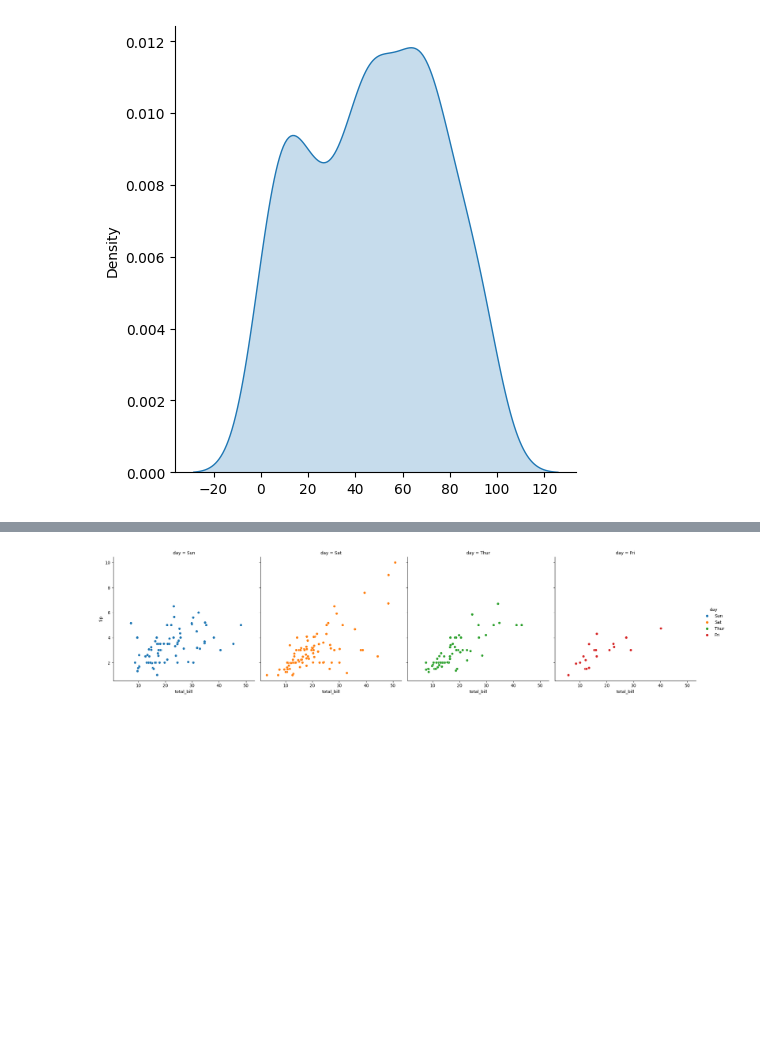
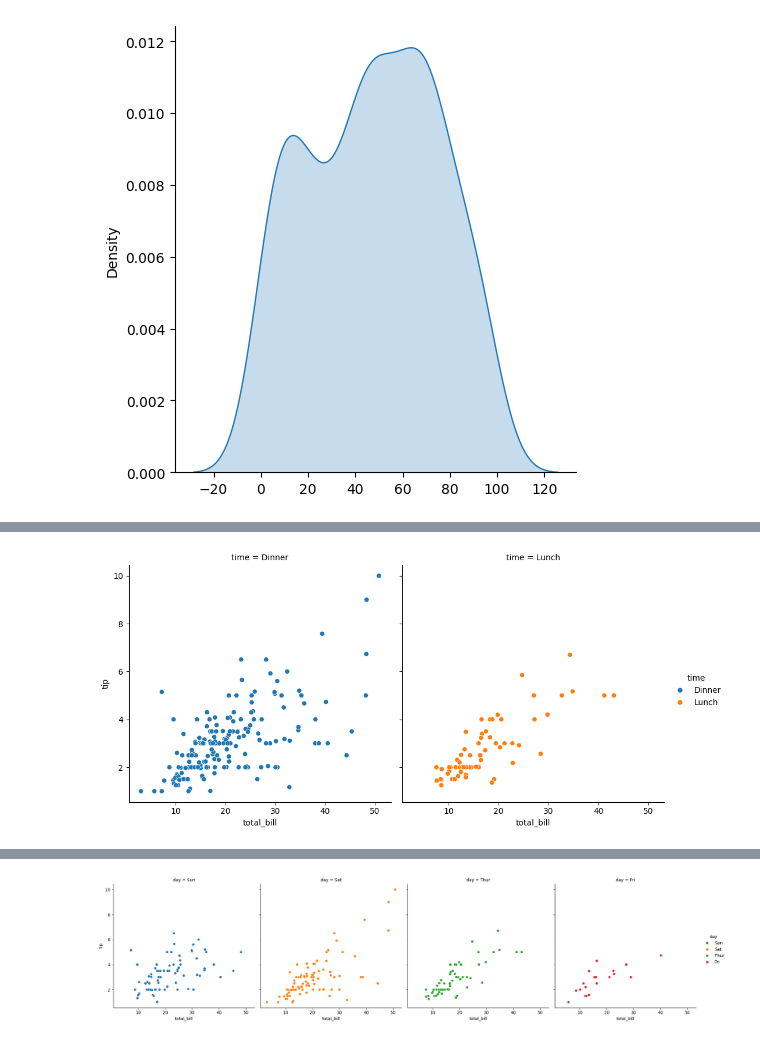
Before and after one commit to upflairs-pvt-ltd/jecrc-AI_ML_example-27thsep2023, a Jupyter notebook: matplotlib/10-10-23 - Copy.ipynb, the cells around one changed output, grey strips where cells are left out. Drawn from its saved outputs; the diff is of its cells as text; code cells hidden in the pictures; blank space fills up the shorter version.

```diff
--- a/matplotlib/10-10-23 - Copy.ipynb
+++ b/matplotlib/10-10-23 - Copy.ipynb
@@ -167,0 +175,3 @@ sns.displot(np.random.randint(100,size=(200)),kind='kde',fill=True)
+# %%
+df = pd.read_csv('tips.csv')
+df.head()
@@ -167,0 +185,6 @@ sns.displot(np.random.randint(100,size=(200)),kind='kde',fill=True)
+# %%
+sns.relplot(x='total_bill',y='tip' ,data=df,hue='time',col='time')
+# plt.title('scatterplot')
+plt.show()
+# %% [output]
+[figure, added]
```
Also changed, not shown: parts of 12 cells of this notebook.
